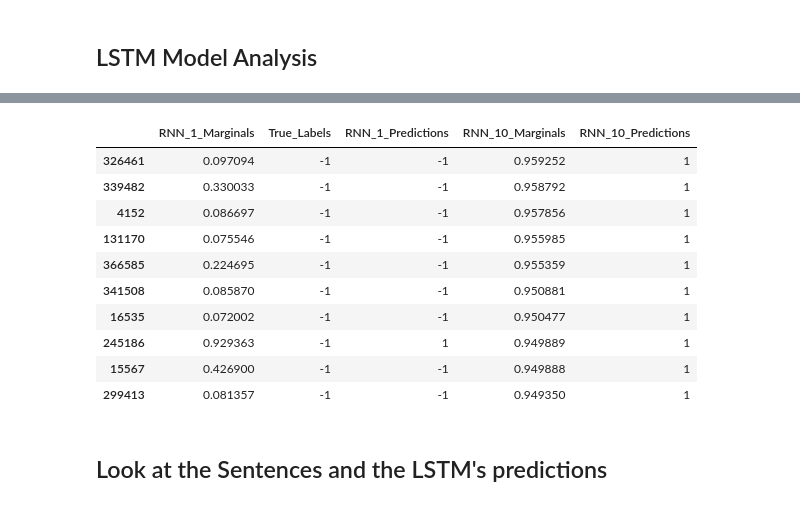
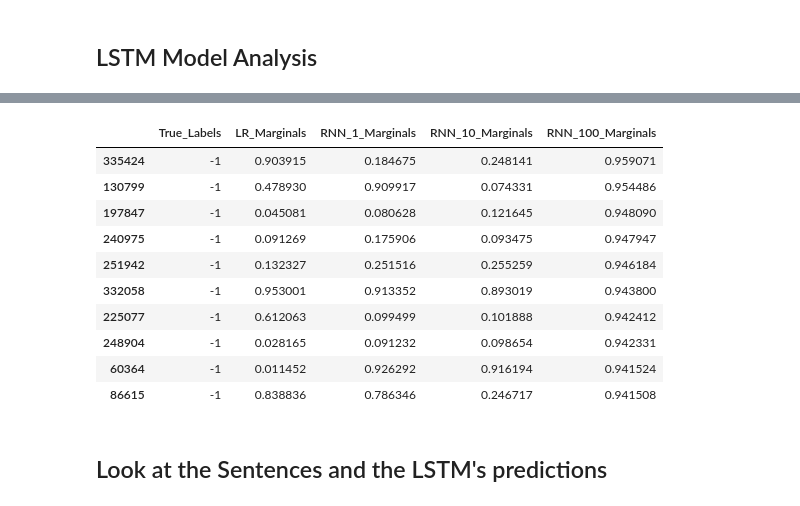
Before and after one commit to greenelab/snorkeling, a Jupyter notebook: All_Relationships/5.sentence-prediction-analysis.ipynb, the cells around one changed output, grey strips where cells are left out. Drawn from its saved outputs; the diff is of its cells as text; code cells hidden in the pictures.

```diff
--- a/All_Relationships/5.sentence-prediction-analysis.ipynb
+++ b/All_Relationships/5.sentence-prediction-analysis.ipynb
@@ -83,0 +77,20 @@ model_marginals["RNN_10_Predictions"] = model_marginals["RNN_10_Marginals"].appl
+# %%
+marginal_files = [
+    "stratified_data/lstm_disease_gene_holdout/LR_data/LR_test_marginals.csv",
+    "stratified_data/lstm_disease_gene_holdout/lstm_one_percent.csv",
+    "stratified_data/lstm_disease_gene_holdout/lstm_ten_percent.csv",
+    "stratified_data/lstm_disease_gene_holdout/full_data/lstm_test_full_marginals.csv",
+]
+
+file_labels = [
+    "LR_Marginals",
+    "RNN_1_Marginals",
+    "RNN_10_Marginals",
+    "RNN_100_Marginals"
+]
+# %%
+model_marginals = pd.DataFrame(L_test.todense(), columns=["True_Labels"])
+for marginal_label, marginal_file in zip(file_labels, marginal_files):
+    model_marginals[marginal_label] = pd.read_csv(marginal_file)
+
+model_marginals.head(20)
@@ -143,2 +164,6 @@ for model in ["RNN_1_Predictions", "RNN_10_Predictions"]:
 # %% [markdown]
 ## LSTM Model Analysis
+# %%
+marginal_criteria = "RNN_100_Marginals"
+model_predictions = model_marginals[marginal_criteria].apply(lambda x: 1 if x > 0.5 else -1)
+model_predictions.head(10)
@@ -145,19 +182,18 @@ for model in ["RNN_1_Predictions", "RNN_10_Predictions"]:
 # %%
-condition = (model_marginals["RNN_10_Predictions"] == 1)&(model_marginals["True_Labels"] == -1)
-indicies = set(model_marginals[condition].sort_values("RNN_10_Marginals", ascending=False).index)
-model_marginals[condition].sort_values("RNN_10_Marginals", ascending=False).head(10)
+condition = (model_predictions == 1)&(model_marginals["True_Labels"] == -1)
+model_marginals[condition].sort_values(marginal_criteria, ascending=False).head(10)
 # %% [output]
-|  | RNN_1_Marginals | True_Labels | RNN_1_Predictions | RNN_10_Marginals | RNN_10_Predictions |
-| 326461 | 0.097094 | -1 | -1 | 0.959252 | 1 |
-| 339482 | 0.330033 | -1 | -1 | 0.958792 | 1 |
-| 4152 | 0.086697 | -1 | -1 | 0.957856 | 1 |
-| 131170 | 0.075546 | -1 | -1 | 0.955985 | 1 |
-| 366585 | 0.224695 | -1 | -1 | 0.955359 | 1 |
-| 341508 | 0.085870 | -1 | -1 | 0.950881 | 1 |
-| 16535 | 0.072002 | -1 | -1 | 0.950477 | 1 |
-| 245186 | 0.929363 | -1 | 1 | 0.949889 | 1 |
-| 15567 | 0.426900 | -1 | -1 | 0.949888 | 1 |
-| 299413 | 0.081357 | -1 | -1 | 0.949350 | 1 |
+|  | True_Labels | LR_Marginals | RNN_1_Marginals | RNN_10_Marginals | RNN_100_Marginals |
+| 335424 | -1 | 0.903915 | 0.184675 | 0.248141 | 0.959071 |
+| 130799 | -1 | 0.478930 | 0.909917 | 0.074331 | 0.954486 |
+| 197847 | -1 | 0.045081 | 0.080628 | 0.121645 | 0.948090 |
+| 240975 | -1 | 0.091269 | 0.175906 | 0.093475 | 0.947947 |
+| 251942 | -1 | 0.132327 | 0.251516 | 0.255259 | 0.946184 |
+| 332058 | -1 | 0.953001 | 0.913352 | 0.893019 | 0.943800 |
+| 225077 | -1 | 0.612063 | 0.099499 | 0.101888 | 0.942412 |
+| 248904 | -1 | 0.028165 | 0.091232 | 0.098654 | 0.942331 |
+| 60364 | -1 | 0.011452 | 0.926292 | 0.916194 | 0.941524 |
+| 86615 | -1 | 0.838836 | 0.786346 | 0.246717 | 0.941508 |
 # %%
 def insert(x, g_start, g_end, d_start, d_end, proba, d_cid, g_cid):
     if d_start == x[0] or g_start == x[0]:
```
Also changed, not shown: parts of 10 cells of this notebook, 5 other files.
